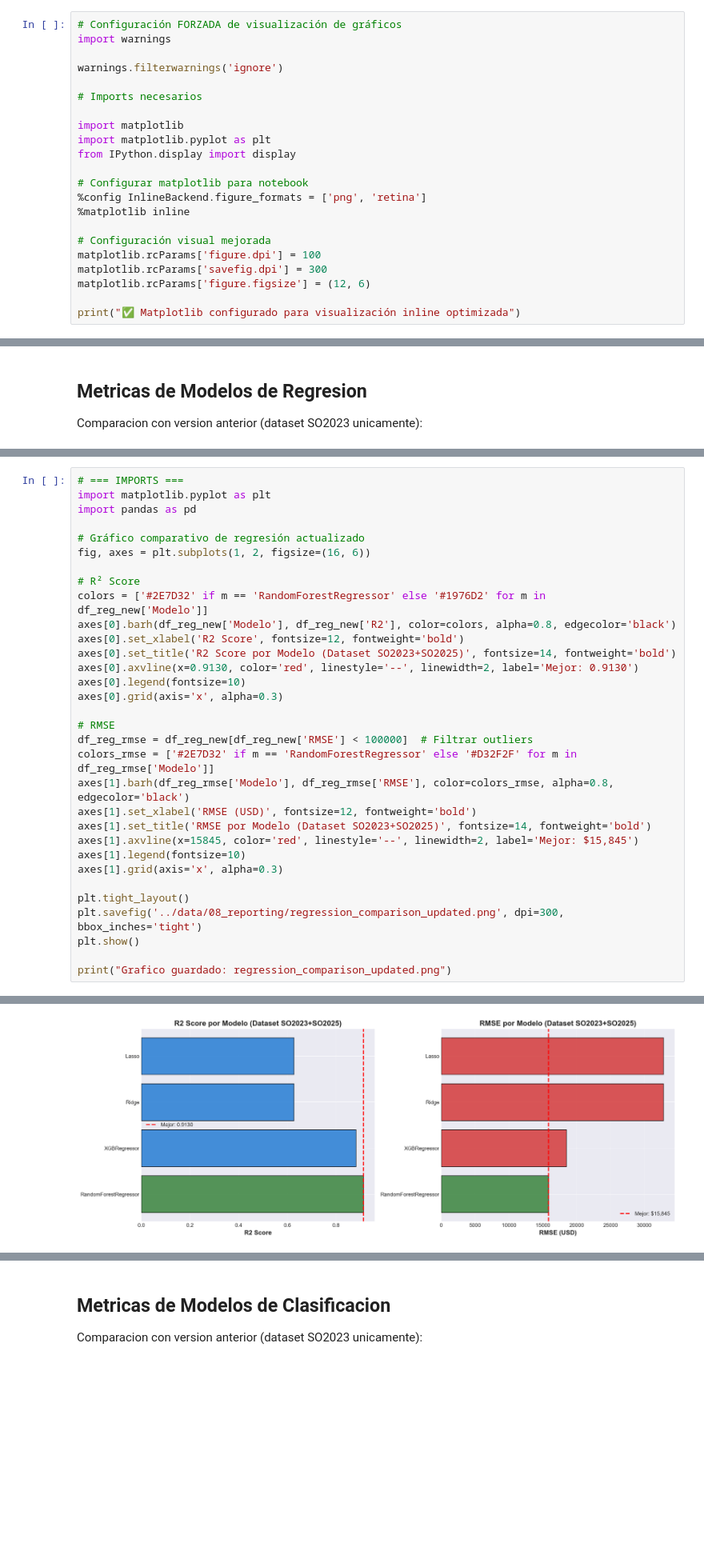
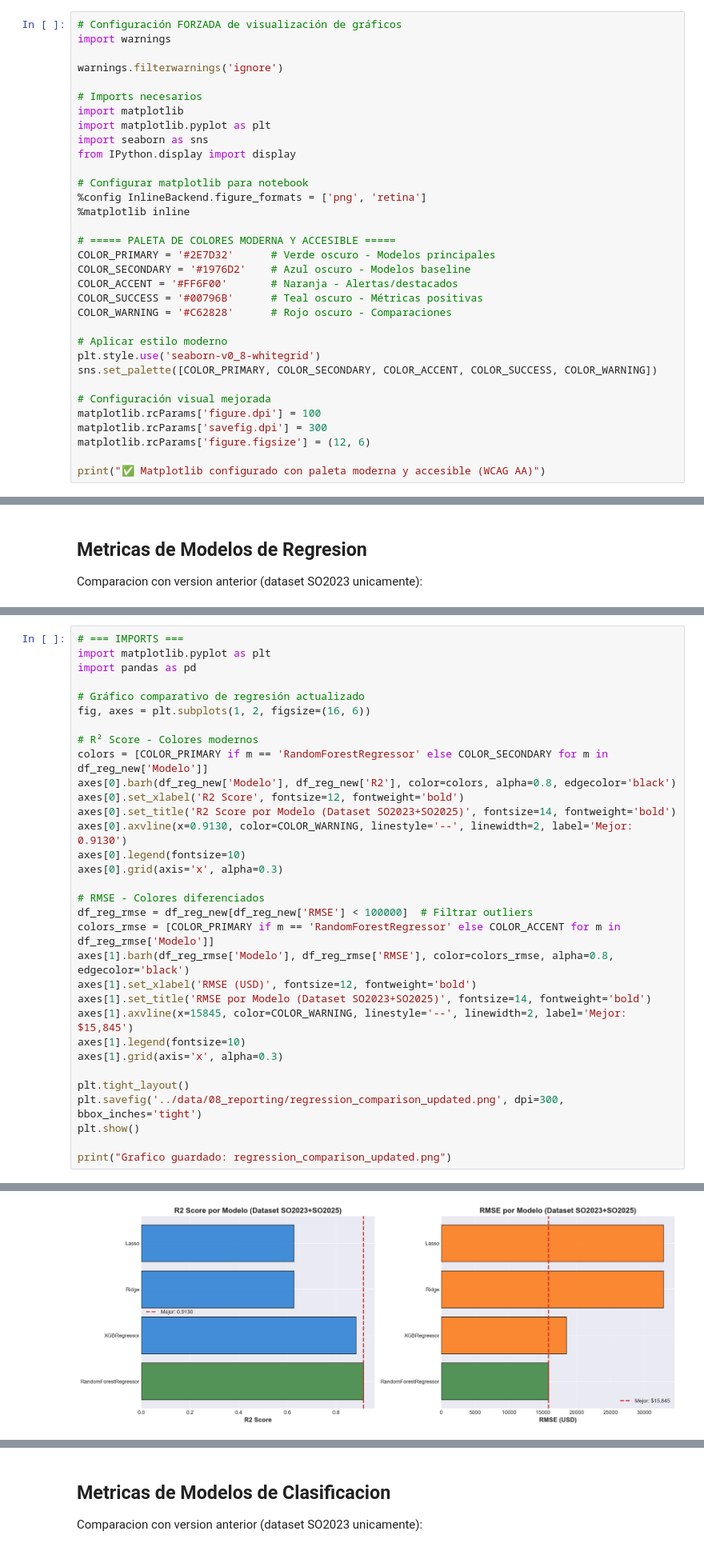
Before and after one commit to HecAguilaV/ML_Analisis_Ecosistema_Dev, a Jupyter notebook: notebooks/02_analisis_de_resultados.ipynb, the cells around one changed output, grey strips where cells are left out. Shown at 80% size. Saved outputs shown, nothing was run; the diff lists cells and outputs as text; blank space fills up the shorter version.

```diff
--- a/notebooks/02_analisis_de_resultados.ipynb
+++ b/notebooks/02_analisis_de_resultados.ipynb
@@ -9,19 +9,30 @@ import warnings
 warnings.filterwarnings('ignore')
 
 # Imports necesarios
-
 import matplotlib
 import matplotlib.pyplot as plt
+import seaborn as sns
 from IPython.display import display
 
 # Configurar matplotlib para notebook
 %config InlineBackend.figure_formats = ['png', 'retina']
 %matplotlib inline
 
+# ===== PALETA DE COLORES MODERNA Y ACCESIBLE =====
+COLOR_PRIMARY = '#2E7D32'      # Verde oscuro - Modelos principales
+COLOR_SECONDARY = '#1976D2'    # Azul oscuro - Modelos baseline
+COLOR_ACCENT = '#FF6F00'       # Naranja - Alertas/destacados
+COLOR_SUCCESS = '#00796B'      # Teal oscuro - Métricas positivas
+COLOR_WARNING = '#C62828'      # Rojo oscuro - Comparaciones
+
+# Aplicar estilo moderno
+plt.style.use('seaborn-v0_8-whitegrid')
+sns.set_palette([COLOR_PRIMARY, COLOR_SECONDARY, COLOR_ACCENT, COLOR_SUCCESS, COLOR_WARNING])
+
 # Configuración visual mejorada
 matplotlib.rcParams['figure.dpi'] = 100
 matplotlib.rcParams['savefig.dpi'] = 300
 matplotlib.rcParams['figure.figsize'] = (12, 6)
 
-print("✅ Matplotlib configurado para visualización inline optimizada")
+print("✅ Matplotlib configurado con paleta moderna y accesible (WCAG AA)")
 # %% [output]
@@ -1738,36 +1798,36 @@ RandomForestRegressor 0.913039 15845.340337  6384.239461
 # %%
 # === IMPORTS ===
 import matplotlib.pyplot as plt
 import pandas as pd
 
 # Gráfico comparativo de regresión actualizado
 fig, axes = plt.subplots(1, 2, figsize=(16, 6))
 
-# R² Score
-colors = ['#2E7D32' if m == 'RandomForestRegressor' else '#1976D2' for m in df_reg_new['Modelo']]
+# R² Score - Colores modernos
+colors = [COLOR_PRIMARY if m == 'RandomForestRegressor' else COLOR_SECONDARY for m in df_reg_new['Modelo']]
 axes[0].barh(df_reg_new['Modelo'], df_reg_new['R2'], color=colors, alpha=0.8, edgecolor='black')
 axes[0].set_xlabel('R2 Score', fontsize=12, fontweight='bold')
 axes[0].set_title('R2 Score por Modelo (Dataset SO2023+SO2025)', fontsize=14, fontweight='bold')
-axes[0].axvline(x=0.9130, color='red', linestyle='--', linewidth=2, label='Mejor: 0.9130')
+axes[0].axvline(x=0.9130, color=COLOR_WARNING, linestyle='--', linewidth=2, label='Mejor: 0.9130')
 axes[0].legend(fontsize=10)
 axes[0].grid(axis='x', alpha=0.3)
 
-# RMSE
+# RMSE - Colores diferenciados
 df_reg_rmse = df_reg_new[df_reg_new['RMSE'] < 100000]  # Filtrar outliers
-colors_rmse = ['#2E7D32' if m == 'RandomForestRegressor' else '#D32F2F' for m in df_reg_rmse['Modelo']]
+colors_rmse = [COLOR_PRIMARY if m == 'RandomForestRegressor' else COLOR_ACCENT for m in df_reg_rmse['Modelo']]
 axes[1].barh(df_reg_rmse['Modelo'], df_reg_rmse['RMSE'], color=colors_rmse, alpha=0.8, edgecolor='black')
 axes[1].set_xlabel('RMSE (USD)', fontsize=12, fontweight='bold')
 axes[1].set_title('RMSE por Modelo (Dataset SO2023+SO2025)', fontsize=14, fontweight='bold')
-axes[1].axvline(x=15845, color='red', linestyle='--', linewidth=2, label='Mejor: $15,845')
+axes[1].axvline(x=15845, color=COLOR_WARNING, linestyle='--', linewidth=2, label='Mejor: $15,845')
 axes[1].legend(fontsize=10)
 axes[1].grid(axis='x', alpha=0.3)
 
 plt.tight_layout()
 plt.savefig('../data/08_reporting/regression_comparison_updated.png', dpi=300, bbox_inches='tight')
 plt.show()
 
 print("Grafico guardado: regression_comparison_updated.png")
 # %% [output]
 [interactive output not drawn]
-[figure, old version]
+[figure, new version]
 Grafico guardado: regression_comparison_updated.png
```
Also changed, not shown: parts of 13 cells of this notebook, 33 other files.
